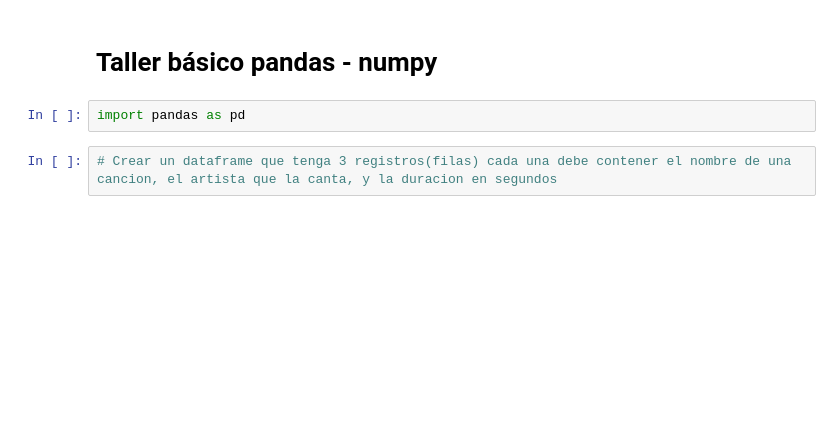
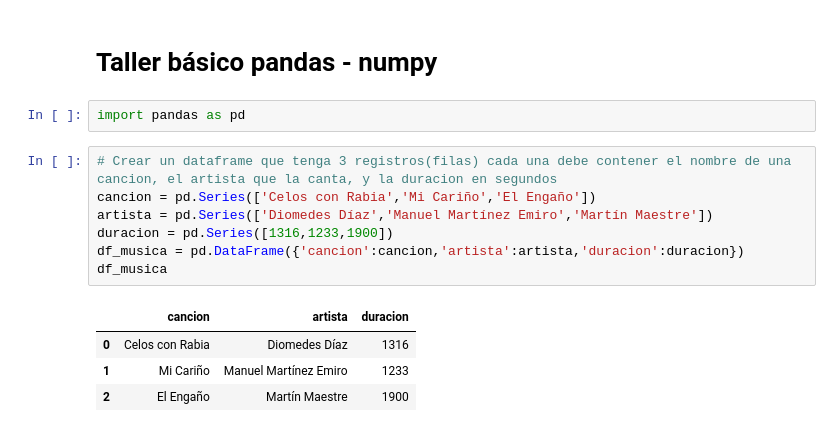
Before and after one commit to c7araquec7/Araque, a Jupyter notebook: Ejercicio1_24.ipynb, the cells around one changed output. Cells and saved outputs as stored; diff of their text form; blank space fills up the shorter version.

```diff
--- a/Ejercicio1_24.ipynb
+++ b/Ejercicio1_24.ipynb
@@ -6,5 +6,15 @@
 import pandas as pd
 # %%
 # Crear un dataframe que tenga 3 registros(filas) cada una debe contener el nombre de una cancion, el artista que la canta, y la duracion en segundos
+cancion = pd.Series(['Celos con Rabia','Mi Cariño','El Engaño'])
+artista = pd.Series(['Diomedes Díaz','Manuel Martínez Emiro','Martín Maestre'])
+duracion = pd.Series([1316,1233,1900])
+df_musica = pd.DataFrame({'cancion':cancion,'artista':artista,'duracion':duracion})
+df_musica
+# %% [output]
+|  | cancion | artista | duracion |
+| 0 | Celos con Rabia | Diomedes Díaz | 1316 |
+| 1 | Mi Cariño | Manuel Martínez Emiro | 1233 |
+| 2 | El Engaño | Martín Maestre | 1900 |
 # %%
 # Imprimir la cola del dataframe
```
Also changed, not shown: parts of 8 cells of this notebook.
